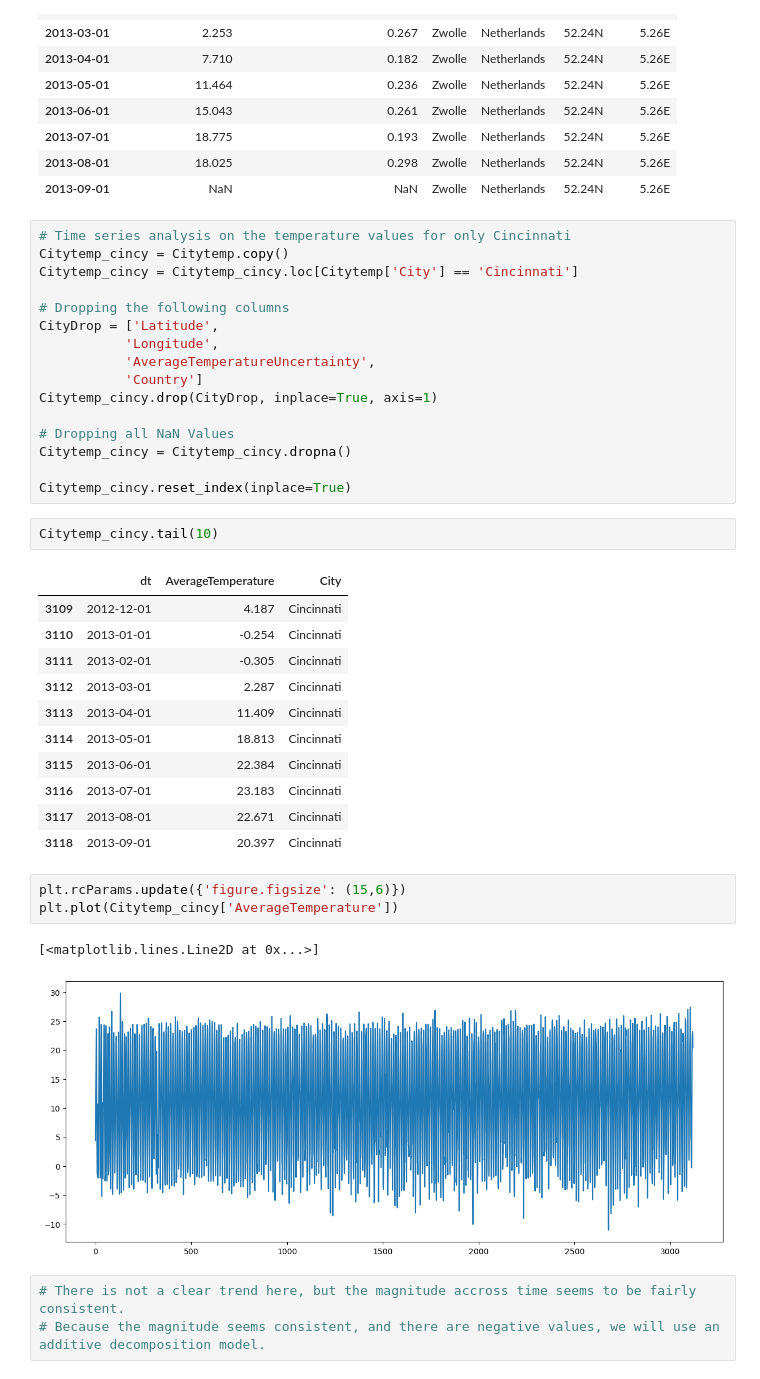
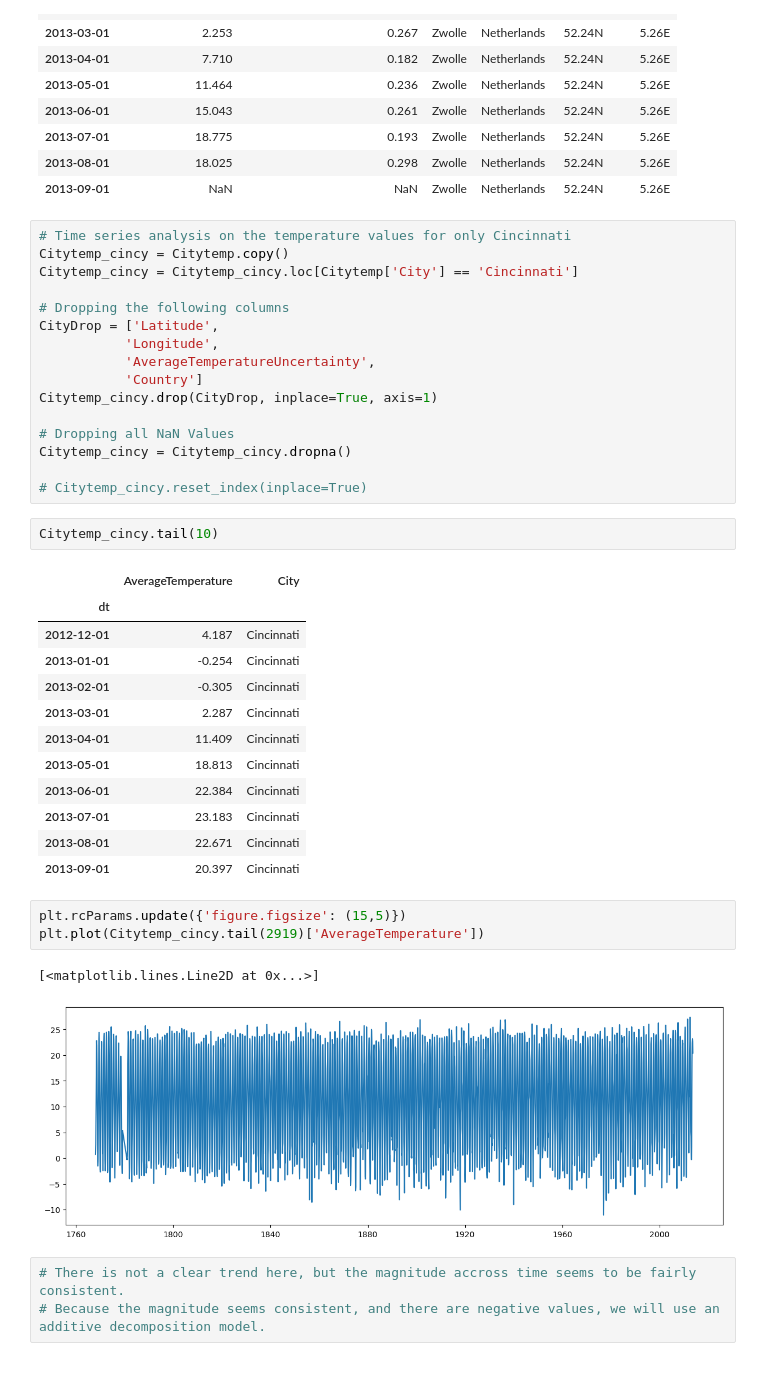
Before and after one commit to AndrewKranny/ClimateAnalysis, a Jupyter notebook: ClimateTimeSeriesAnalysis.ipynb, the cells around one changed output. Cells and saved outputs as stored; diff of their text form.

```diff
--- a/ClimateTimeSeriesAnalysis.ipynb
+++ b/ClimateTimeSeriesAnalysis.ipynb
@@ -42,27 +44,28 @@ Citytemp_cincy.drop(CityDrop, inplace=True, axis=1)
 # Dropping all NaN Values
 Citytemp_cincy = Citytemp_cincy.dropna()
 
-Citytemp_cincy.reset_index(inplace=True)
+# Citytemp_cincy.reset_index(inplace=True)
 # %%
 Citytemp_cincy.tail(10)
 # %% [output]
-|  | dt | AverageTemperature | City |
-| 3109 | 2012-12-01 | 4.187 | Cincinnati |
-| 3110 | 2013-01-01 | -0.254 | Cincinnati |
-| 3111 | 2013-02-01 | -0.305 | Cincinnati |
-| 3112 | 2013-03-01 | 2.287 | Cincinnati |
-| 3113 | 2013-04-01 | 11.409 | Cincinnati |
-| 3114 | 2013-05-01 | 18.813 | Cincinnati |
-| 3115 | 2013-06-01 | 22.384 | Cincinnati |
-| 3116 | 2013-07-01 | 23.183 | Cincinnati |
-| 3117 | 2013-08-01 | 22.671 | Cincinnati |
-| 3118 | 2013-09-01 | 20.397 | Cincinnati |
+|  | AverageTemperature | City |
+| dt |  |  |
+| 2012-12-01 | 4.187 | Cincinnati |
+| 2013-01-01 | -0.254 | Cincinnati |
+| 2013-02-01 | -0.305 | Cincinnati |
+| 2013-03-01 | 2.287 | Cincinnati |
+| 2013-04-01 | 11.409 | Cincinnati |
+| 2013-05-01 | 18.813 | Cincinnati |
+| 2013-06-01 | 22.384 | Cincinnati |
+| 2013-07-01 | 23.183 | Cincinnati |
+| 2013-08-01 | 22.671 | Cincinnati |
+| 2013-09-01 | 20.397 | Cincinnati |
 # %%
-plt.rcParams.update({'figure.figsize': (15,6)})
-plt.plot(Citytemp_cincy['AverageTemperature'])
+plt.rcParams.update({'figure.figsize': (15,5)})
+plt.plot(Citytemp_cincy.tail(2919)['AverageTemperature'])
 # %% [output]
 [<matplotlib.lines.Line2D at 0x...>]
-[figure, old version]
+[figure, new version]
 # %%
 # There is not a clear trend here, but the magnitude accross time seems to be fairly consistent.
 # Because the magnitude seems consistent, and there are negative values, we will use an additive decomposition model.
```
Also changed, not shown: parts of 15 cells of this notebook.
